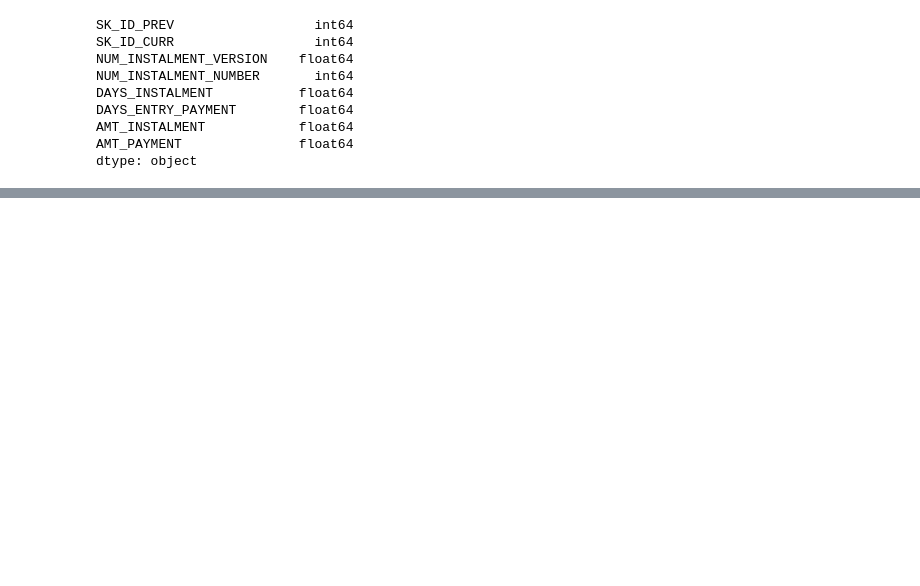
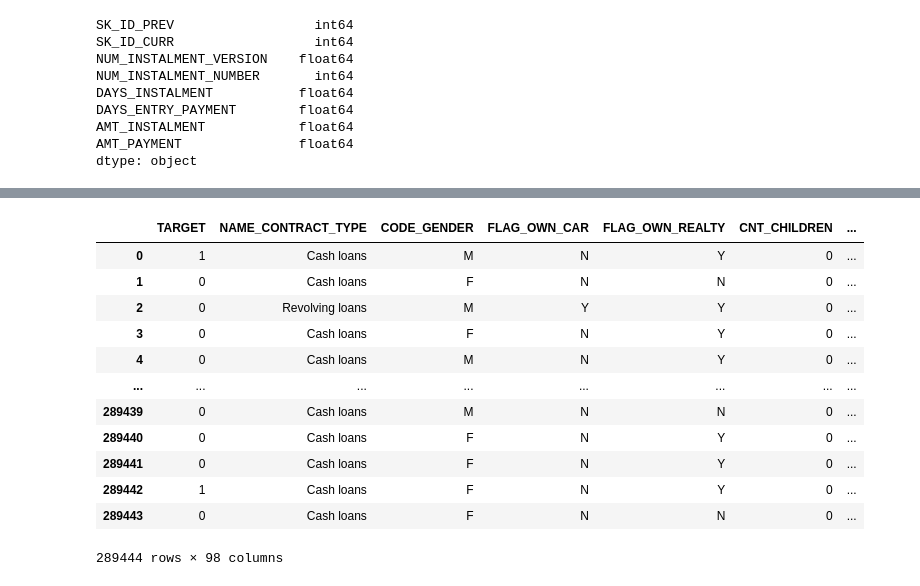
Before and after one commit to justinm329/Home_Credit_Risk, a Jupyter notebook: Credit_Risk.ipynb, the cells around one changed output, grey strips where cells are left out. Saved outputs shown, nothing was run; the diff lists cells and outputs as text; code cells hidden in the pictures; blank space fills up the shorter version.

```diff
--- a/Credit_Risk.ipynb
+++ b/Credit_Risk.ipynb
@@ -744,2 +790,0 @@ final_merge["SK_ID_PREV"].duplicated().sum()
-# %%
-final_merge.drop_duplicates(subset = ["SK_DPD"], inplace = True)
@@ -821,0 +851,29 @@ final_merge_clean
+# %%
+columns_drop = ["SK_DPD_y",
+                'SK_DPD_DEF_y',
+                'SK_ID_PREV',
+                'SK_ID_PREV_y',
+               "SK_ID_BUREAU",
+               'SK_ID_PREV_x',
+               'SK_DPD_x',
+               'SK_DPD_DEF_x',
+                'SK_ID_CURR']
+# %%
+# drop the columns that are only used for IDs
+final_merge_2 = final_merge.drop(columns = columns_drop)
+
+final_merge_2
+# %% [output]
+|  | TARGET | NAME_CONTRACT_TYPE | CODE_GENDER | FLAG_OWN_CAR | FLAG_OWN_REALTY | CNT_CHILDREN | ... |
+| 0 | 1 | Cash loans | M | N | Y | 0 | ... |
+| 1 | 0 | Cash loans | F | N | N | 0 | ... |
+| 2 | 0 | Revolving loans | M | Y | Y | 0 | ... |
+| 3 | 0 | Cash loans | F | N | Y | 0 | ... |
+| 4 | 0 | Cash loans | M | N | Y | 0 | ... |
+| ... | ... | ... | ... | ... | ... | ... | ... |
+| 289439 | 0 | Cash loans | M | N | N | 0 | ... |
+| 289440 | 0 | Cash loans | F | N | Y | 0 | ... |
+| 289441 | 0 | Cash loans | F | N | Y | 0 | ... |
+| 289442 | 1 | Cash loans | F | N | Y | 0 | ... |
+| 289443 | 0 | Cash loans | F | N | N | 0 | ... |
+289444 rows × 98 columns
```
Also changed, not shown: parts of 69 cells of this notebook.
